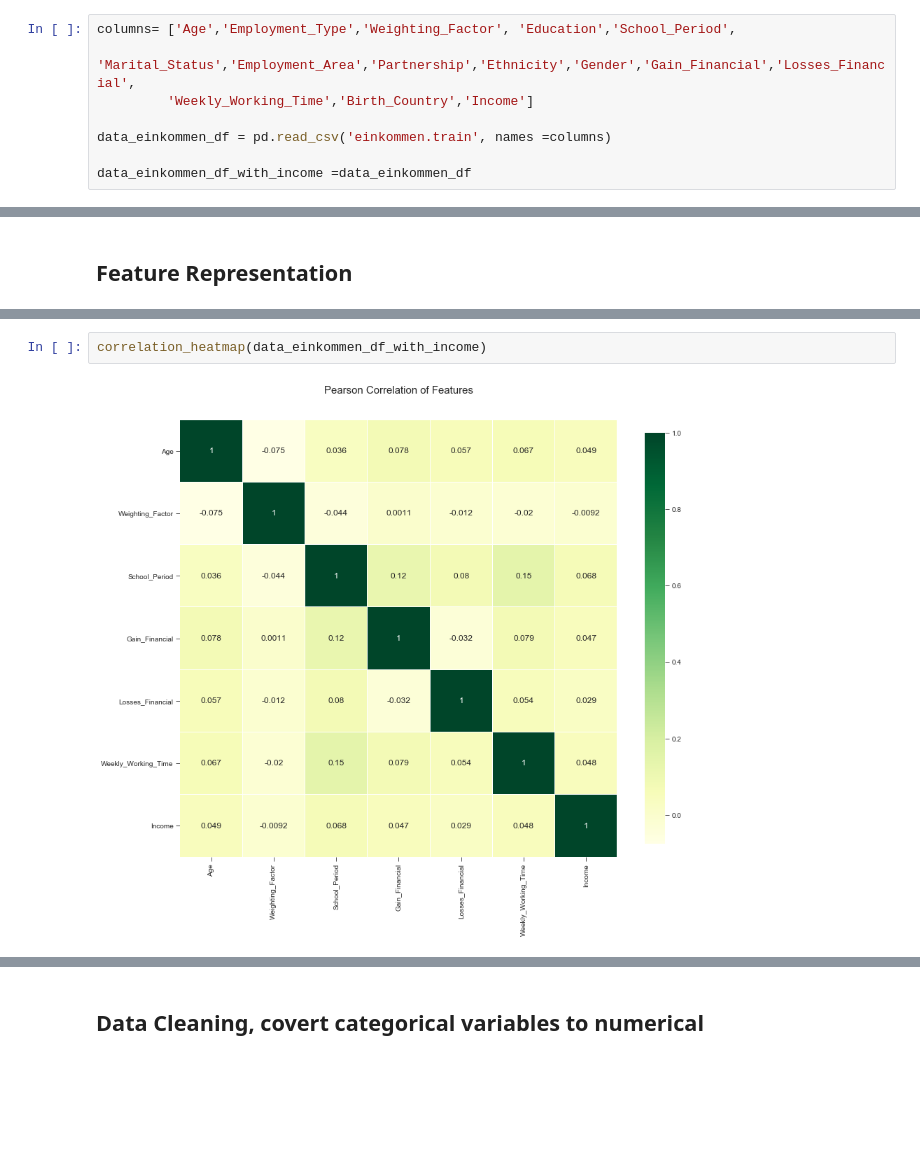
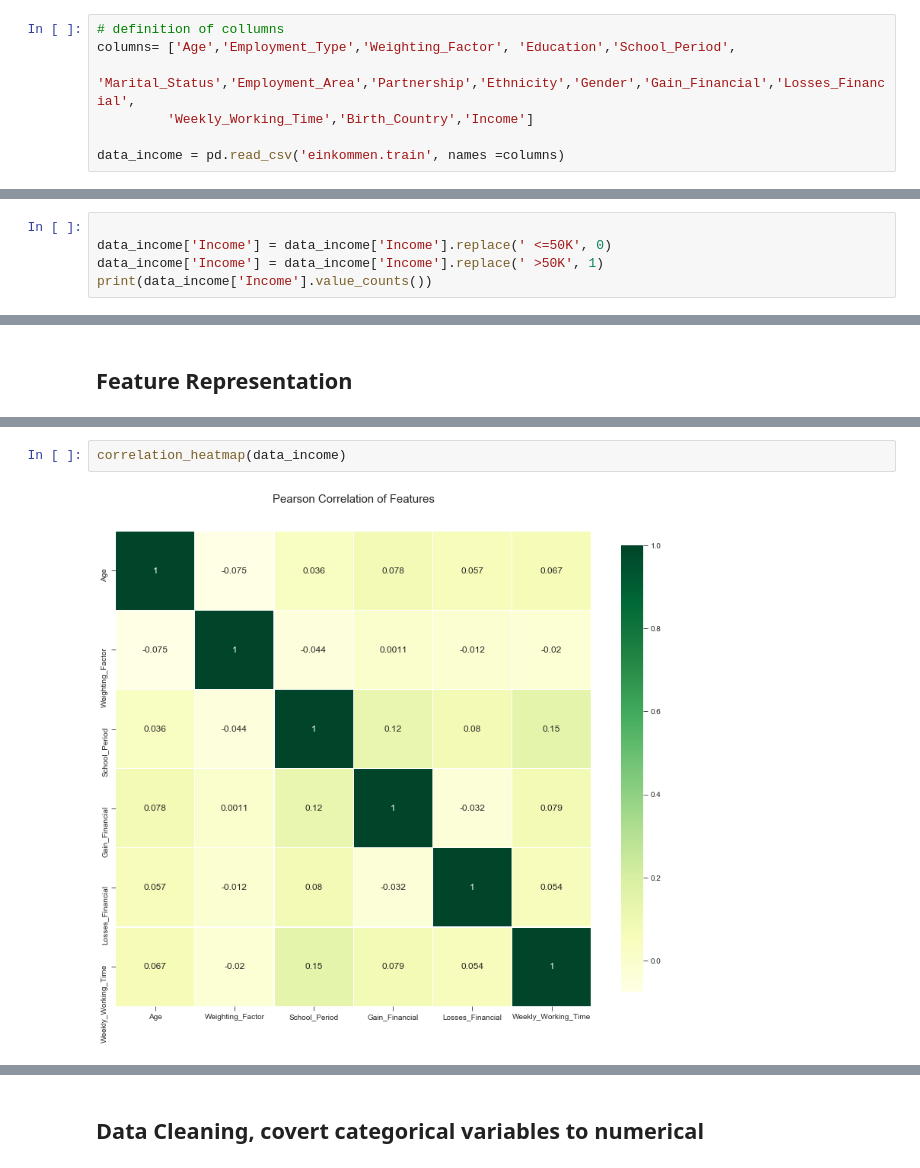
Before and after one commit to sefeoglu/AdultsDataSetUCI, a Jupyter notebook: Project_Assignment.ipynb, the cells around one changed output, grey strips where cells are left out. Cells and saved outputs as stored; diff of their text form; blank space fills up the shorter version.

```diff
--- a/Project_Assignment.ipynb
+++ b/Project_Assignment.ipynb
@@ -52,8 +85,7 @@ from sklearn.model_selection import cross_val_score
 # %%
+# definition of collumns
 columns= ['Age','Employment_Type','Weighting_Factor', 'Education','School_Period',
         'Marital_Status','Employment_Area','Partnership','Ethnicity','Gender','Gain_Financial','Losses_Financial',
          'Weekly_Working_Time','Birth_Country','Income']
 
-data_einkommen_df = pd.read_csv('einkommen.train', names =columns)
-
-data_einkommen_df_with_income =data_einkommen_df
+data_income = pd.read_csv('einkommen.train', names =columns)
@@ -68,0 +107,5 @@ data_einkommen_df_with_income['Income'] = [0 if x == ' <=50K' else 1 for x in da
+# %%
+
+data_income['Income'] = data_income['Income'].replace(' <=50K', 0)
+data_income['Income'] = data_income['Income'].replace(' >50K', 1)
+print(data_income['Income'].value_counts())
@@ -107,9 +157,9 @@ def correlation_heatmap(df):
 
     plt.title('Pearson Correlation of Features', y=1.05, size=15)
 # %%
-correlation_heatmap(data_einkommen_df_with_income)
+correlation_heatmap(data_income)
 # %% [output]
-[figure, old version]
+[figure, new version]
 # %%
 fig = plt.figure(figsize=(20,3))
 plt.style.use('seaborn-ticks')
```
Also changed, not shown: parts of 45 cells of this notebook.
